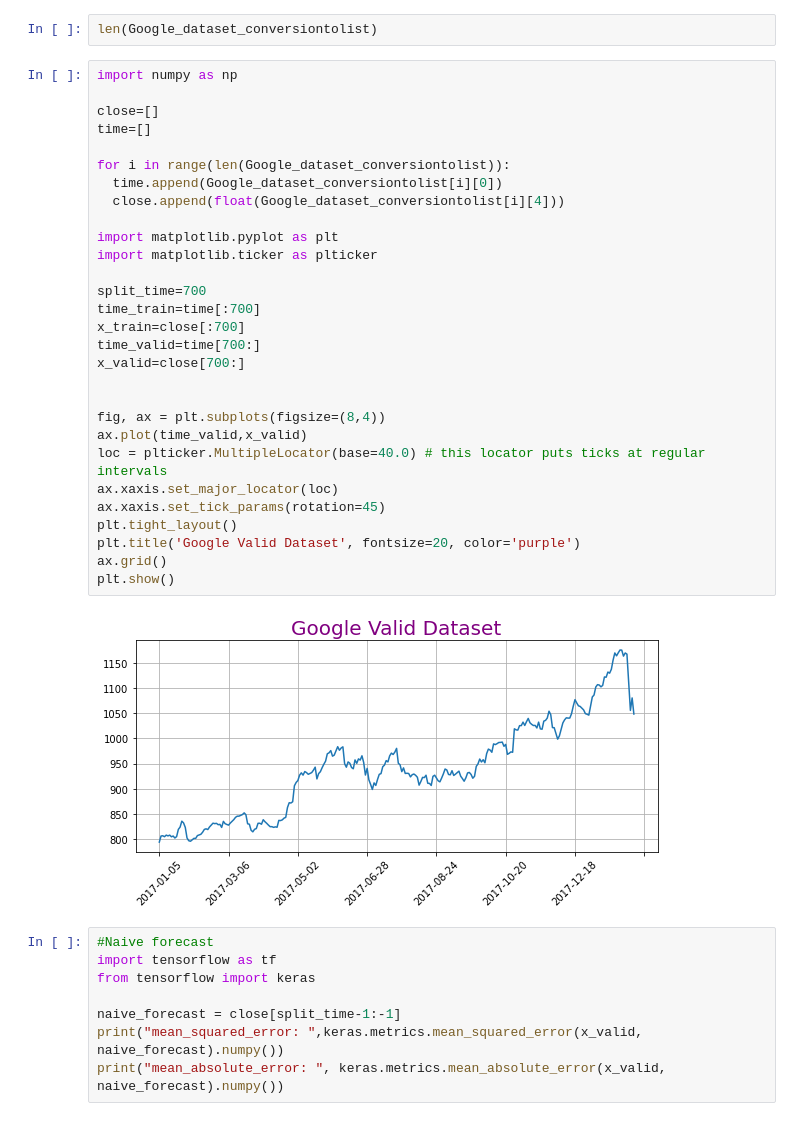
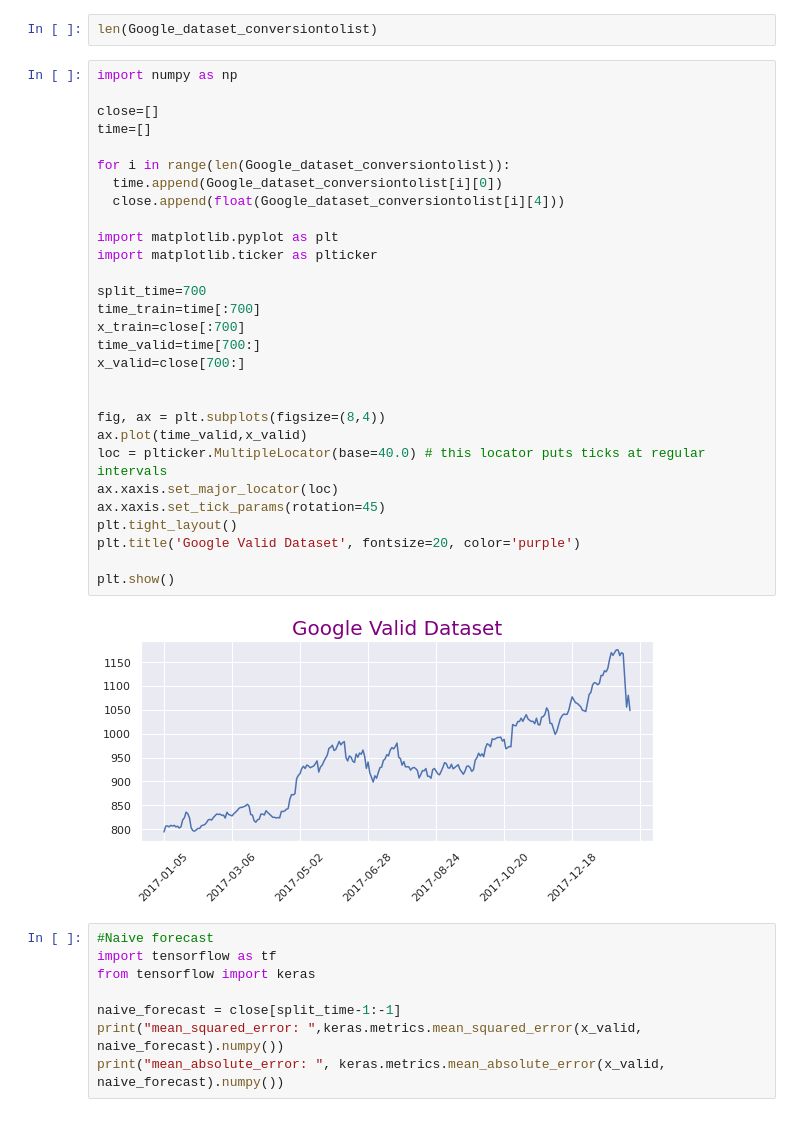
Before and after one commit to vbanai/Time-series-analysis, a Jupyter notebook: StockExchange.ipynb, the cells around one changed output. Cells and saved outputs as stored; diff of their text form.

```diff
--- a/StockExchange.ipynb
+++ b/StockExchange.ipynb
@@ -428,34 +428,34 @@ len(Google_dataset_conversiontolist)
 # %%
 import numpy as np
 
 close=[]
 time=[]
 
 for i in range(len(Google_dataset_conversiontolist)):
   time.append(Google_dataset_conversiontolist[i][0])
   close.append(float(Google_dataset_conversiontolist[i][4]))
 
 import matplotlib.pyplot as plt
 import matplotlib.ticker as plticker
 
 split_time=700
 time_train=time[:700]
 x_train=close[:700]
 time_valid=time[700:]
 x_valid=close[700:]
 
 
 fig, ax = plt.subplots(figsize=(8,4))
 ax.plot(time_valid,x_valid)
 loc = plticker.MultipleLocator(base=40.0) # this locator puts ticks at regular intervals
 ax.xaxis.set_major_locator(loc)
 ax.xaxis.set_tick_params(rotation=45)
 plt.tight_layout()
 plt.title('Google Valid Dataset', fontsize=20, color='purple')
-ax.grid()
+
 plt.show()
 # %% [output]
-[figure, old version]
+[figure, new version]
 # %%
 #Naive forecast
 import tensorflow as tf
```
Also changed, not shown: parts of 11 cells of this notebook.
